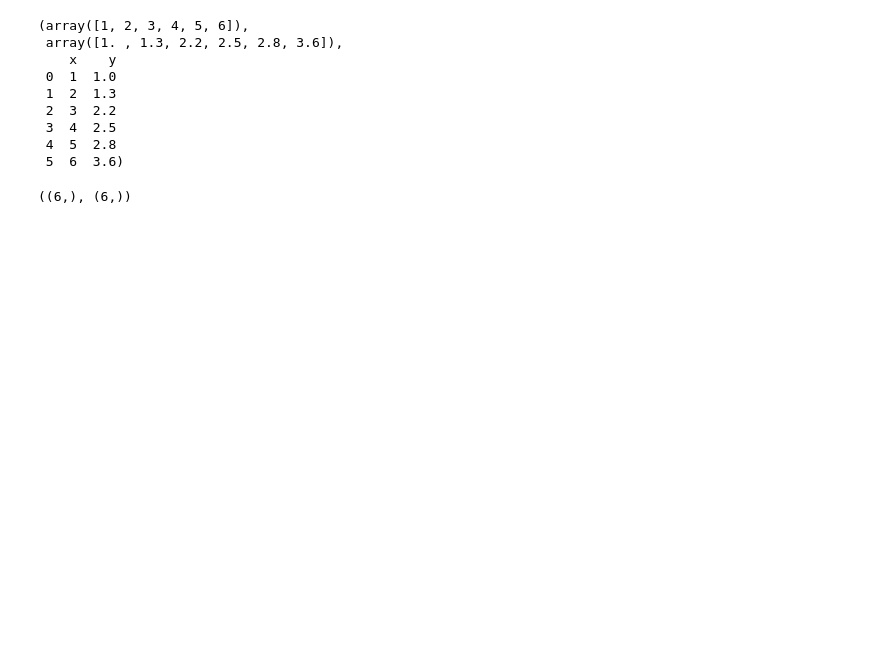
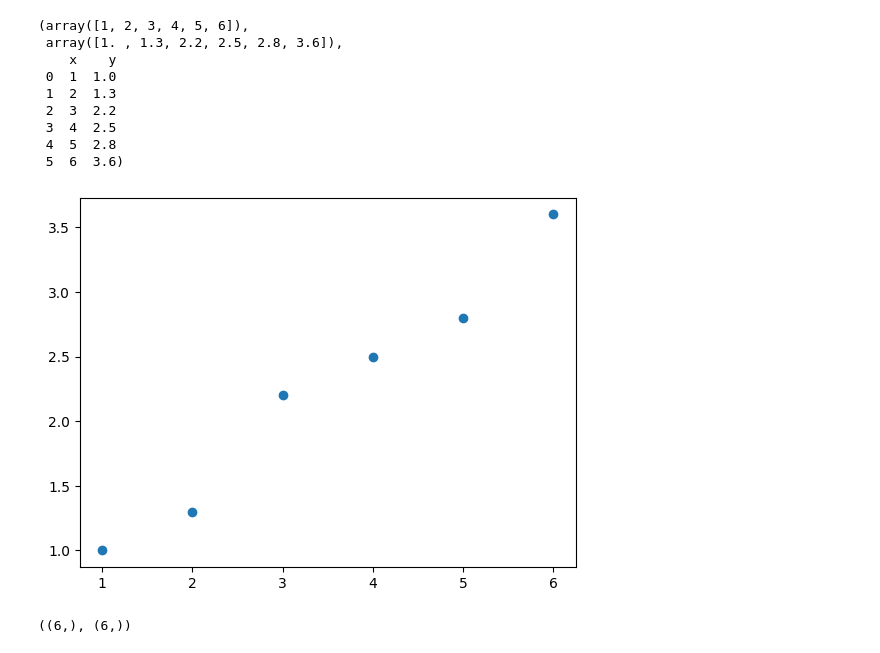
Before and after one commit to M-Sitthikorn/DataMining, a Jupyter notebook: 5.Regression/unit_1_Intro.ipynb, the cells around one changed output. Saved outputs shown, nothing was run; the diff lists cells and outputs as text; code cells hidden in the pictures; blank space fills up the shorter version.

```diff
--- a/5.Regression/unit_1_Intro.ipynb
+++ b/5.Regression/unit_1_Intro.ipynb
@@ -30,11 +30,14 @@ x,y, df
  4  5  2.8
  5  6  3.6)
 # %%
+# สำรวจความสัมพันธ์ โดยสร้างกราฟ
 plt.scatter(x,y)   # ใช้ข้อมูลจาก Numby array
-plt.title(" X VS Y ")
-plt.xlabel("X")
-plt.ylabel("Y")
+# plt.title(" X VS Y ")
+# plt.xlabel("X")
+# plt.ylabel("Y")
 plt.show()
+# %% [output]
+[figure, added]
 # %%
 from sklearn.linear_model import LinearRegression
 # %%
```
Also changed, not shown: parts of 11 cells of this notebook, 5 other files.
